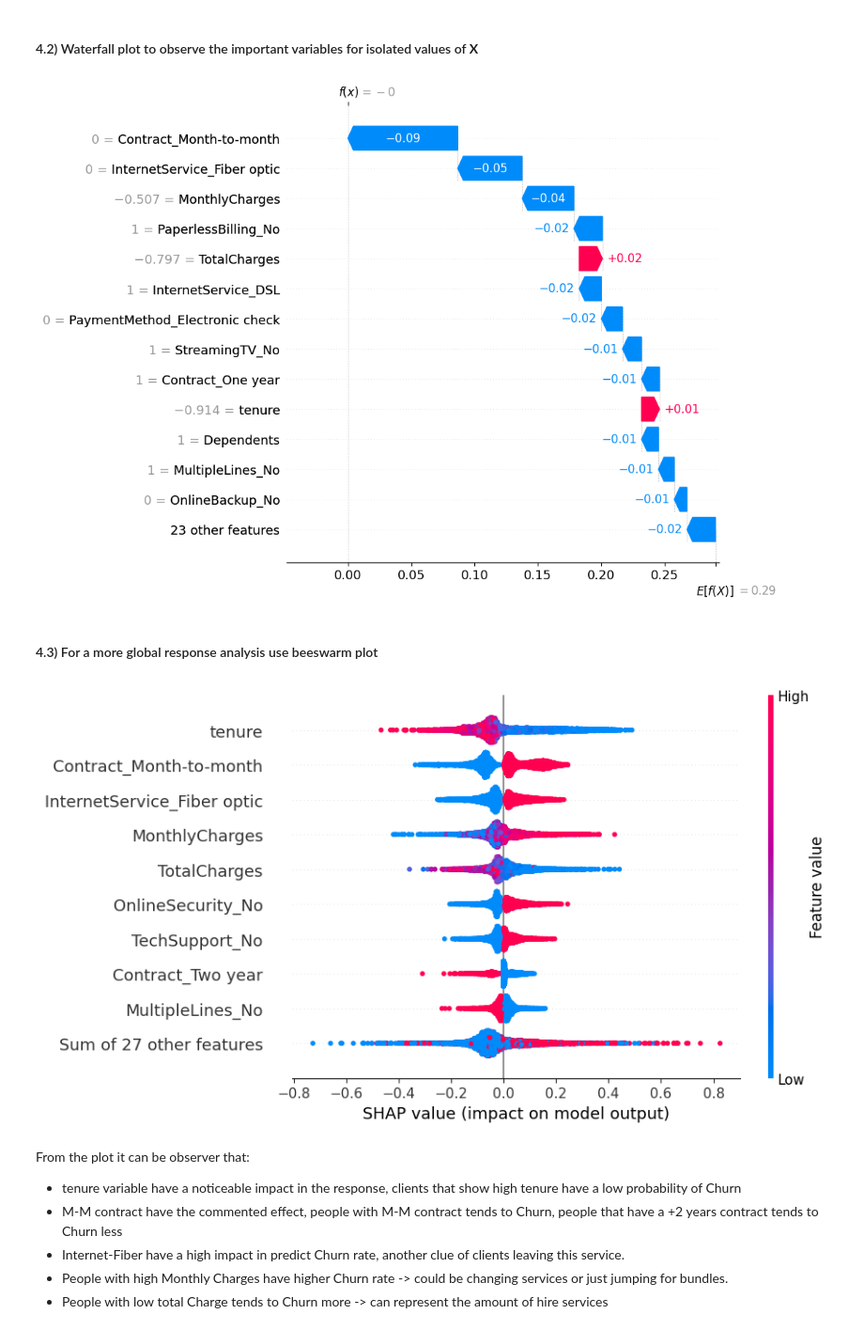
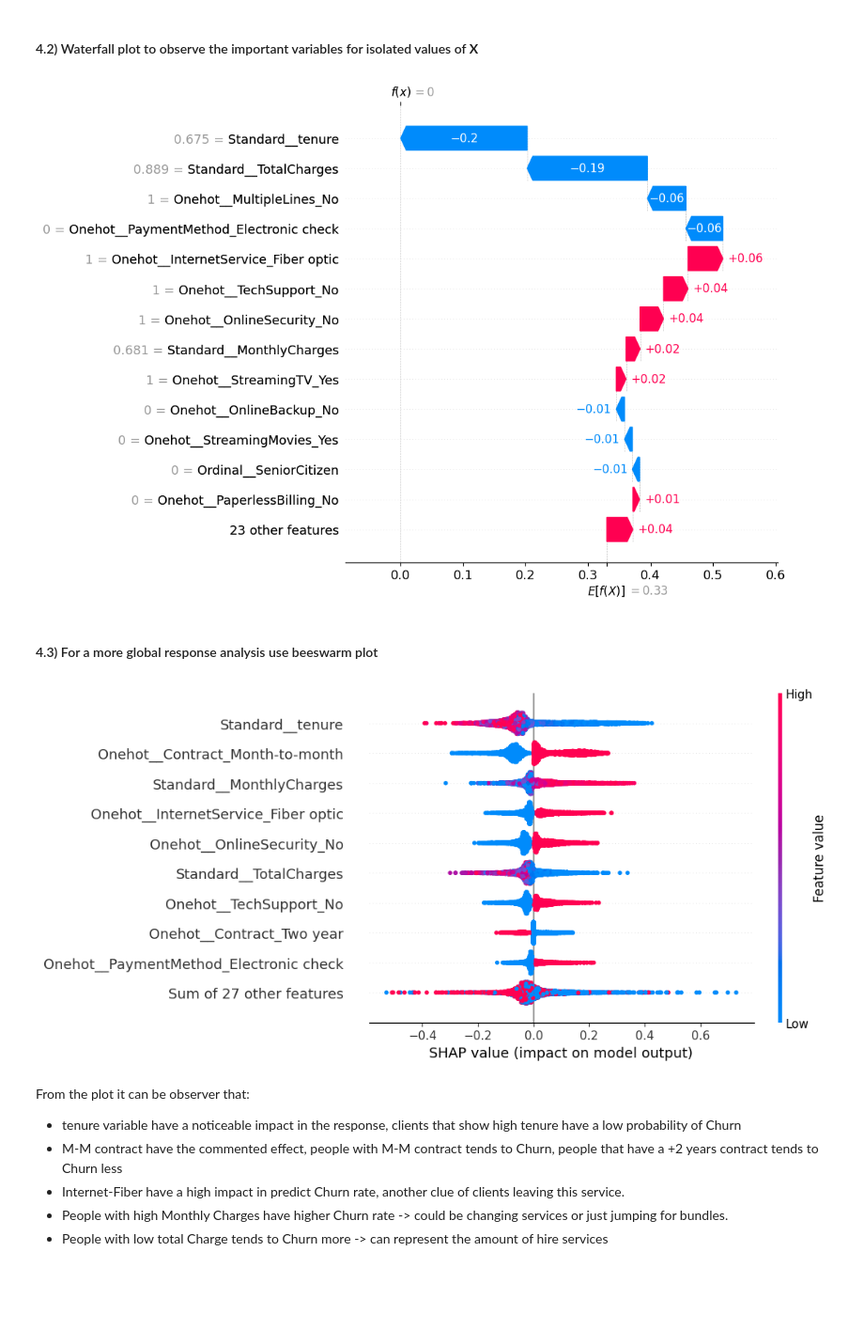
Before and after one commit to fbrownp/ml-churn, a Jupyter notebook: research/Model_churn_analysis.ipynb, the cells around one changed output. Shown at 94% size. Drawn from its saved outputs; the diff is of its cells as text; code cells hidden in the pictures; blank space fills up the shorter version.

```diff
--- a/research/Model_churn_analysis.ipynb
+++ b/research/Model_churn_analysis.ipynb
@@ -70,7 +70,9 @@ for name in names:
 
 Ordinal_variables = ["gender", "SeniorCitizen","Partner","Dependents","Churn"]
 Numeric_variables = ["tenure","MonthlyCharges","TotalCharges"]
-One_hot_variables = ["InternetService","OnlineSecurity","OnlineBackup","DeviceProtection","TechSupport","StreamingTV","StreamingMovies"]
+One_hot_variables = ["PhoneService","MultipleLines", "InternetService","OnlineSecurity","OnlineBackup",
+                     "DeviceProtection","TechSupport","StreamingTV","StreamingMovies","Contract","PaperlessBilling",
+                     "PaymentMethod"]
 
 
 
@@ -123,7 +113,7 @@ X_train, X_test, y_train, y_test = train_test_split(Encoded_df.drop(columns="Ord
 
 
 param_grid = {
-    'n_estimators': [300,400,500,800],
+    'n_estimators': [300],
     'eta': [0.005],
     'max_depth' : [3],
     'alpha':[0.03],
@@ -328,21 +315,21 @@ print(calculate_metrics(conf_matrix2))
 # %% [markdown]
 #### 4.1) Calculate the shap values using best model
 # %%
-X100 = shap.utils.sample(dd.drop(columns="Churn"), 100)
-explainer = shap.Explainer(grid_search.best_estimator_.predict, X100)
-shap_values = explainer(dd.drop(columns="Churn"))
+X1000 = shap.utils.sample(X_train, 1000)
+explainer = shap.Explainer(grid_search.best_estimator_.predict, X1000)
+shap_values = explainer(X_train)
 # %% [markdown]
 #### 4.2) Waterfall plot to observe the important variables for isolated values of <b>X</b>
 # %%
-shap.plots.waterfall(shap_values[40], max_display=14)
+shap.plots.waterfall(shap_values[80], max_display=14)
 # %% [output]
-[figure, old version]
+[figure, new version]
 # %% [markdown]
 #### 4.3) For a more global response analysis use beeswarm plot
 # %%
 shap.plots.beeswarm(shap_values)
 # %% [output]
-[figure, old version]
+[figure, new version]
 # %% [markdown]
 From the plot it can be observer that:
 <ul>
```
Also changed, not shown: parts of 6 cells of this notebook, 7 other files.
